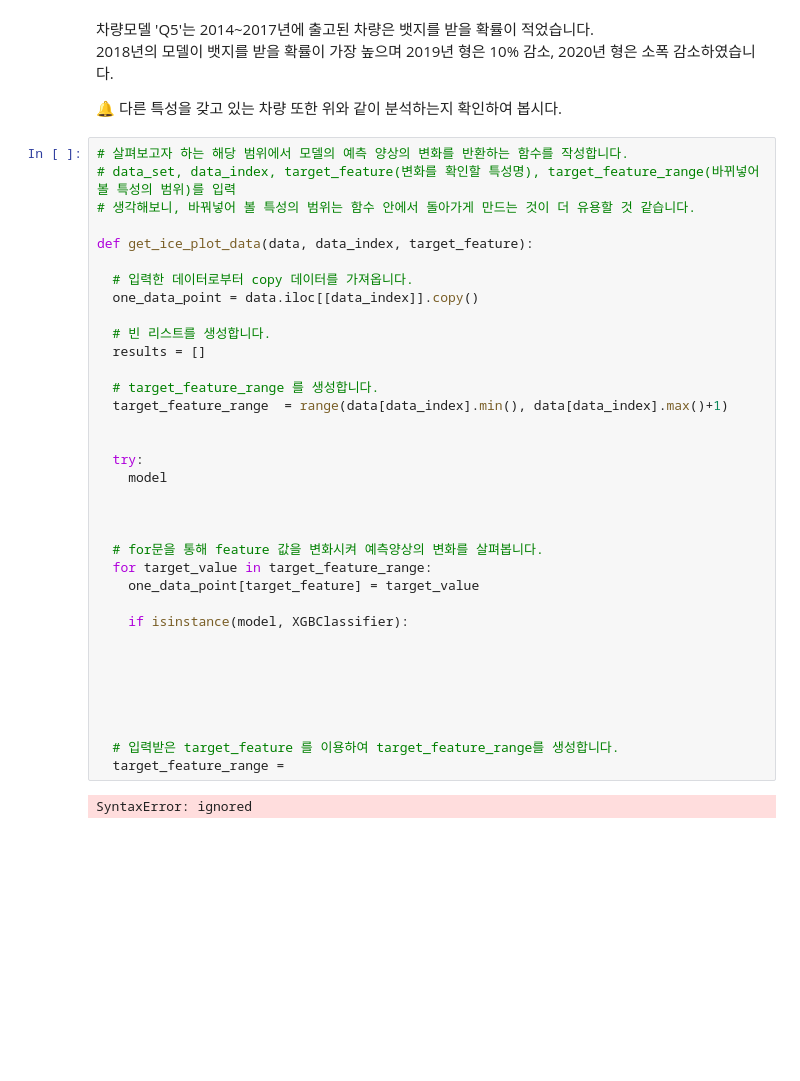
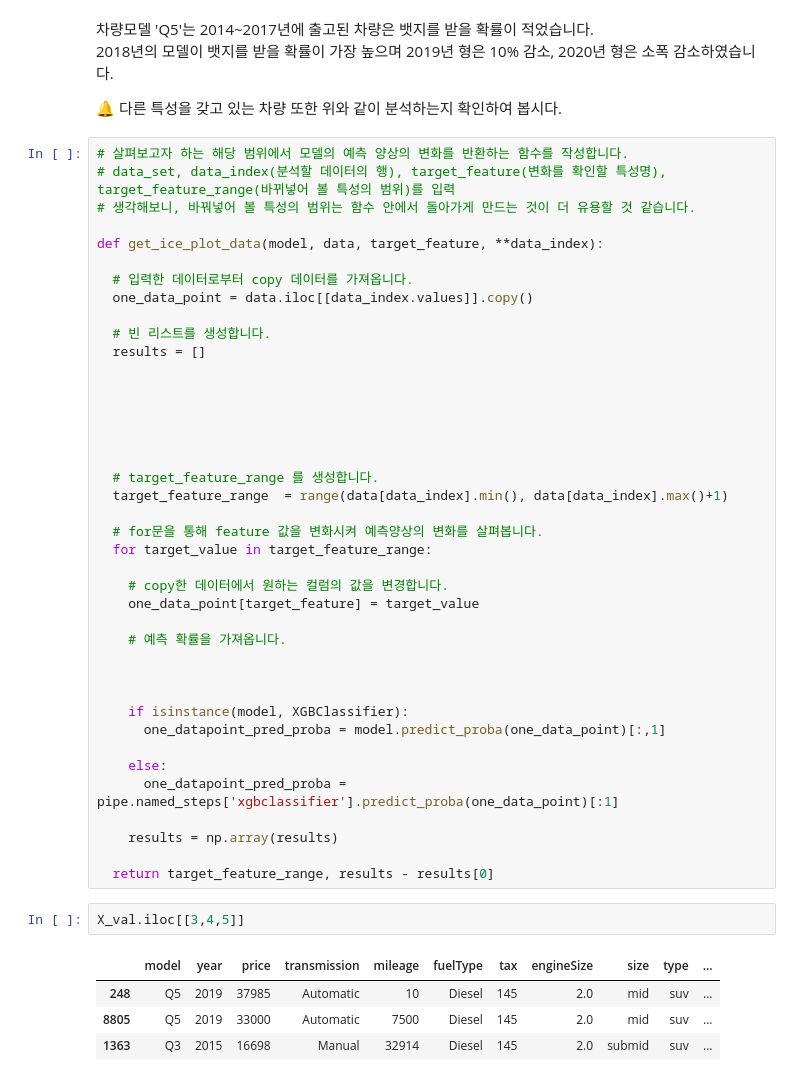
Before and after one commit to 00150/AI_07_JYP_Project_section_02, a Jupyter notebook: Classification_Used_car_modeling.ipynb, the cells around one changed output. Drawn from its saved outputs; the diff is of its cells as text; blank space fills up the shorter version.

```diff
--- a/Classification_Used_car_modeling.ipynb
+++ b/Classification_Used_car_modeling.ipynb
@@ -1343,38 +1343,48 @@ Text(0, 0.5, '$\\Delta$ pred_proba')
 🔔 다른 특성을 갖고 있는 차량 또한 위와 같이 분석하는지 확인하여 봅시다.
 # %%
 # 살펴보고자 하는 해당 범위에서 모델의 예측 양상의 변화를 반환하는 함수를 작성합니다.
-# data_set, data_index, target_feature(변화를 확인할 특성명), target_feature_range(바뀌넣어 볼 특성의 범위)를 입력
+# data_set, data_index(분석할 데이터의 행), target_feature(변화를 확인할 특성명), target_feature_range(바뀌넣어 볼 특성의 범위)를 입력
 # 생각해보니, 바꿔넣어 볼 특성의 범위는 함수 안에서 돌아가게 만드는 것이 더 유용할 것 같습니다.
 
-def get_ice_plot_data(data, data_index, target_feature):
+def get_ice_plot_data(model, data, target_feature, **data_index):
 
   # 입력한 데이터로부터 copy 데이터를 가져옵니다.
-  one_data_point = data.iloc[[data_index]].copy()
+  one_data_point = data.iloc[[data_index.values]].copy()
 
   # 빈 리스트를 생성합니다.
   results = []
-
-  # target_feature_range 를 생성합니다.
-  target_feature_range  = range(data[data_index].min(), data[data_index].max()+1)
-
-
-  try:
-    model
-
-
-
-  # for문을 통해 feature 값을 변화시켜 예측양상의 변화를 살펴봅니다.
-  for target_value in target_feature_range:
-    one_data_point[target_feature] = target_value
-
-    if isinstance(model, XGBClassifier):
 
 
 
 
 
 
-  # 입력받은 target_feature 를 이용하여 target_feature_range를 생성합니다.
-  target_feature_range =
+  # target_feature_range 를 생성합니다.
+  target_feature_range  = range(data[data_index].min(), data[data_index].max()+1)
+
+  # for문을 통해 feature 값을 변화시켜 예측양상의 변화를 살펴봅니다.
+  for target_value in target_feature_range:
+
+    # copy한 데이터에서 원하는 컬럼의 값을 변경합니다.
+    one_data_point[target_feature] = target_value
+
+    # 예측 확률을 가져옵니다.
+
+
+
+    if isinstance(model, XGBClassifier):
+      one_datapoint_pred_proba = model.predict_proba(one_data_point)[:,1]
+
+    else:
+      one_datapoint_pred_proba = pipe.named_steps['xgbclassifier'].predict_proba(one_data_point)[:1]
+
+    results = np.array(results)
+
+  return target_feature_range, results - results[0]
-# %% [output]
-SyntaxError: ignored
+# %%
+X_val.iloc[[3,4,5]]
+# %% [output]
+|  | model | year | price | transmission | mileage | fuelType | tax | engineSize | size | type | ... |
+| 248 | Q5 | 2019 | 37985 | Automatic | 10 | Diesel | 145 | 2.0 | mid | suv | ... |
+| 8805 | Q5 | 2019 | 33000 | Automatic | 7500 | Diesel | 145 | 2.0 | mid | suv | ... |
+| 1363 | Q3 | 2015 | 16698 | Manual | 32914 | Diesel | 145 | 2.0 | submid | suv | ... |
```
Also changed, not shown: parts of 17 cells of this notebook.
